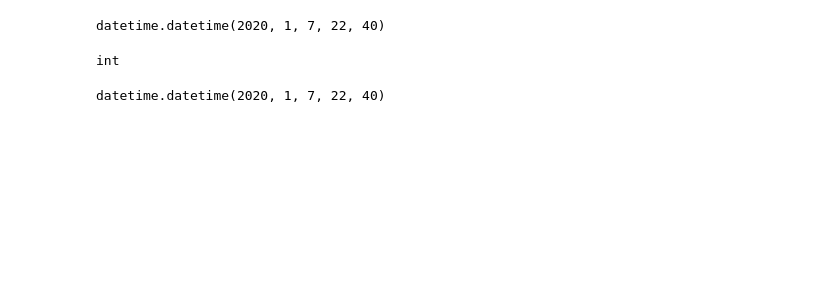
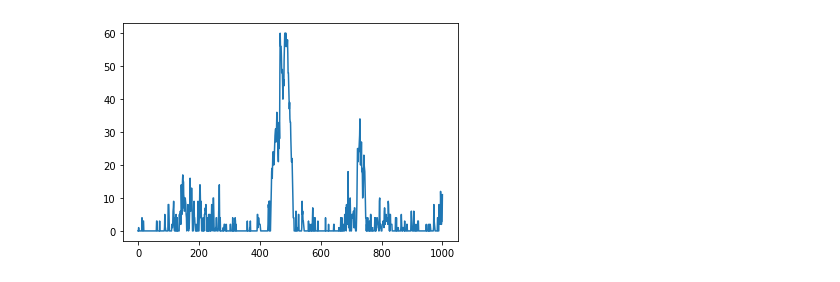
Before and after one commit to ebasanez/samur.ai, a Jupyter notebook: src/test_environment.ipynb, the cells around one changed output. Cells and saved outputs as stored; diff of their text form; code cells hidden in the pictures; blank space fills up the shorter version.

```diff
--- a/src/test_environment.ipynb
+++ b/src/test_environment.ipynb
@@ -8,6 +16,8 @@ from pathlib import Path
 project_root = Path(os.getcwd()).parent
 # %%
 city = CitySim(
+    time_step=300,
     city_config=project_root/"data/city_defaults.yaml",
     city_geometry=project_root/"data/madrid_districts_processed/madrid_districts_processed.shp",
 )
+sum_ambs_in_config(city.config["hospitals"])
@@ -16,12 +28,20 @@ agent = RandomAgent(n_hospitals=len(city.hospitals)-1, n_severity_levels=city.se
 # %%
 %%time
 
-iterations = 100000
+iterations = 100
 
 obs = city.reset()
 total_reward = 0
+
+ambs_record = [np.sum(obs[0][:, 4])]
+emergency_record = [obs[1][:,:,0].sum()]
+rewards = []
 for i in range(iterations):
     action = agent(obs)
     obs, reward, done, info = city.step(action)
+    active_emergencies = obs[1][:,:,0].sum()
     total_reward += reward
+    ambs_record.append(np.sum(obs[0][:, 4]))
+    emergency_record.append(active_emergencies)
+    rewards.append(reward)
 # %% [output]
@@ -30,14 +54,5 @@ Wall time: 21min 53s
-# %%
-city.time
-# %% [output]
-datetime.datetime(2020, 1, 7, 22, 40)
-# %%
-from datetime import timedelta
-a = timedelta(seconds=3)
-type(a.seconds)
-# %% [output]
-int
-# %%
-city.time
-# %% [output]
-datetime.datetime(2020, 1, 7, 22, 40)
+# %%
+plt.plot(np.array(emergency_record))
+plt.show()
+# %% [output]
+[figure, added]
```
Also changed, not shown: parts of 5 cells of this notebook.
